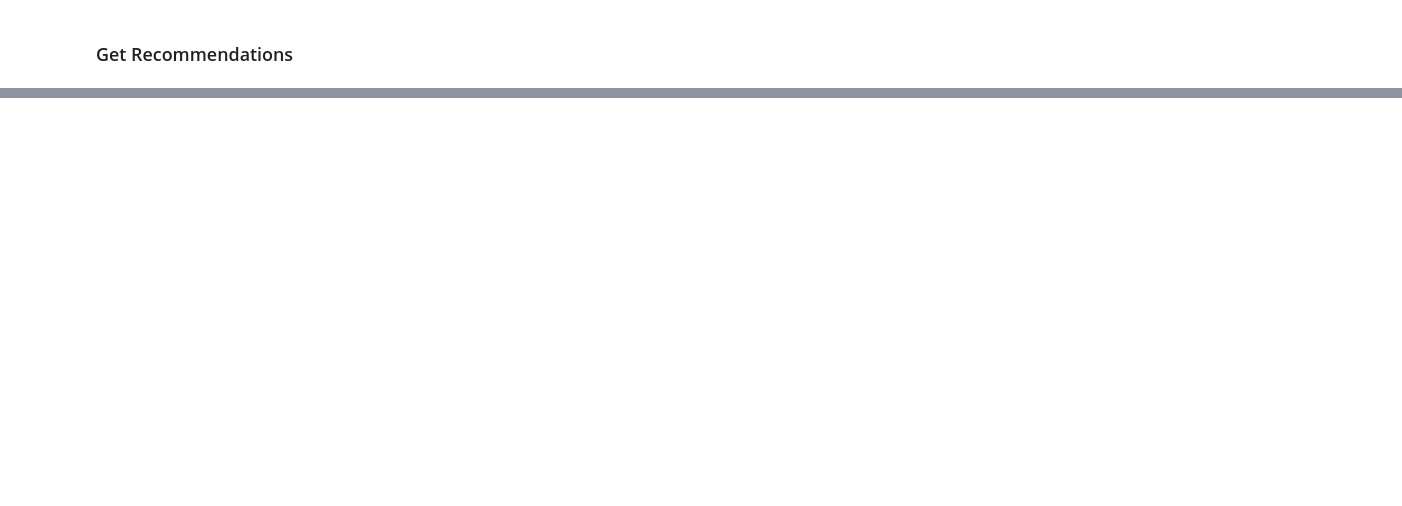
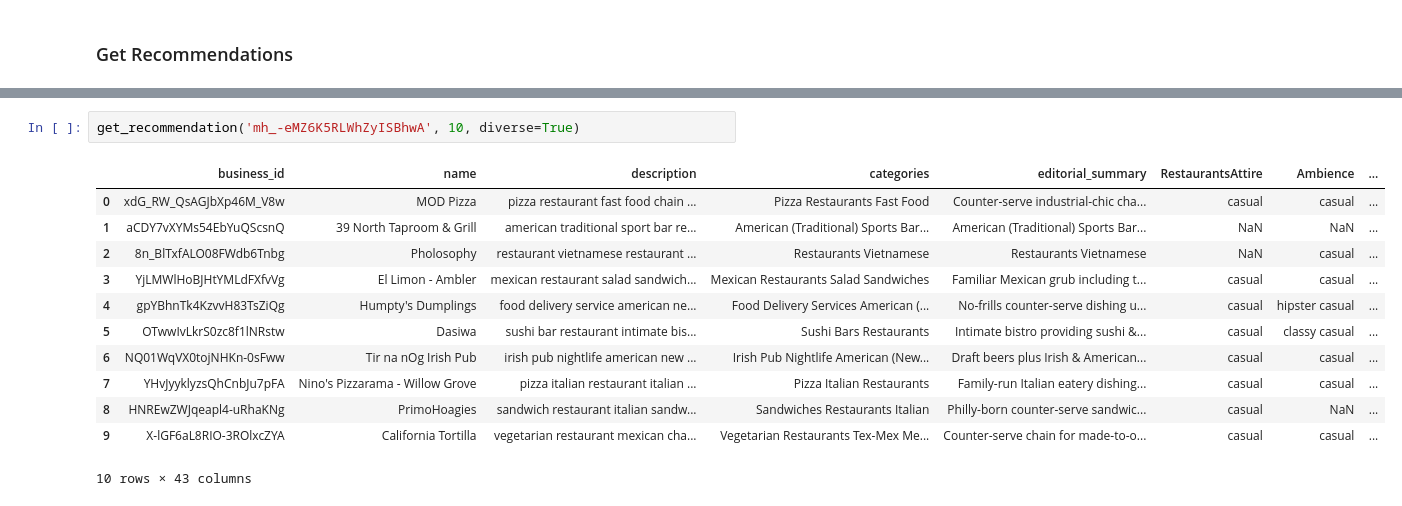
Before and after one commit to BT4222Yelp/YelpRecommender, a Jupyter notebook: 13_CombinedPipeline.ipynb, the cells around one changed output, grey strips where cells are left out. Drawn from its saved outputs; the diff is of its cells as text; blank space fills up the shorter version.

Commit message:
Update combine_pipeline
- adding diverse selection preparation code and into pipeline
- adding popularity based recommendation into combine pipeline

```diff
--- a/13_CombinedPipeline.ipynb
+++ b/13_CombinedPipeline.ipynb
@@ -298 +472,16 @@ get_recommendation('mh_-eMZ6K5RLWhZyISBhwA', 10)
 10 rows × 44 columns
+# %%
+get_recommendation('mh_-eMZ6K5RLWhZyISBhwA', 10, diverse=True)
+# %% [output]
+|  | business_id | name | description | categories | editorial_summary | RestaurantsAttire | Ambience | ... |
+| 0 | xdG_RW_QsAGJbXp46M_V8w | MOD Pizza | pizza restaurant fast food chain ... | Pizza Restaurants Fast Food | Counter-serve industrial-chic cha... | casual | casual | ... |
+| 1 | aCDY7vXYMs54EbYuQScsnQ | 39 North Taproom & Grill | american traditional sport bar re... | American (Traditional) Sports Bar... | American (Traditional) Sports Bar... | NaN | NaN | ... |
+| 2 | 8n_BlTxfALO08FWdb6Tnbg | Pholosophy | restaurant vietnamese restaurant ... | Restaurants Vietnamese | Restaurants Vietnamese | NaN | casual | ... |
+| 3 | YjLMWlHoBJHtYMLdFXfvVg | El Limon - Ambler | mexican restaurant salad sandwich... | Mexican Restaurants Salad Sandwiches | Familiar Mexican grub including t... | casual | casual | ... |
+| 4 | gpYBhnTk4KzvvH83TsZiQg | Humpty's Dumplings | food delivery service american ne... | Food Delivery Services American (... | No-frills counter-serve dishing u... | casual | hipster casual | ... |
+| 5 | OTwwIvLkrS0zc8f1lNRstw | Dasiwa | sushi bar restaurant intimate bis... | Sushi Bars Restaurants | Intimate bistro providing sushi &... | casual | classy casual | ... |
+| 6 | NQ01WqVX0tojNHKn-0sFww | Tir na nOg Irish Pub | irish pub nightlife american new ... | Irish Pub Nightlife American (New... | Draft beers plus Irish & American... | casual | casual | ... |
+| 7 | YHvJyyklyzsQhCnbJu7pFA | Nino's Pizzarama - Willow Grove | pizza italian restaurant italian ... | Pizza Italian Restaurants | Family-run Italian eatery dishing... | casual | casual | ... |
+| 8 | HNREwZWJqeapl4-uRhaKNg | PrimoHoagies | sandwich restaurant italian sandw... | Sandwiches Restaurants Italian | Philly-born counter-serve sandwic... | casual | NaN | ... |
+| 9 | X-lGF6aL8RIO-3ROlxcZYA | California Tortilla | vegetarian restaurant mexican cha... | Vegetarian Restaurants Tex-Mex Me... | Counter-serve chain for made-to-o... | casual | casual | ... |
+10 rows × 43 columns
```
Also changed, not shown: parts of 11 cells of this notebook, 4 other files.
